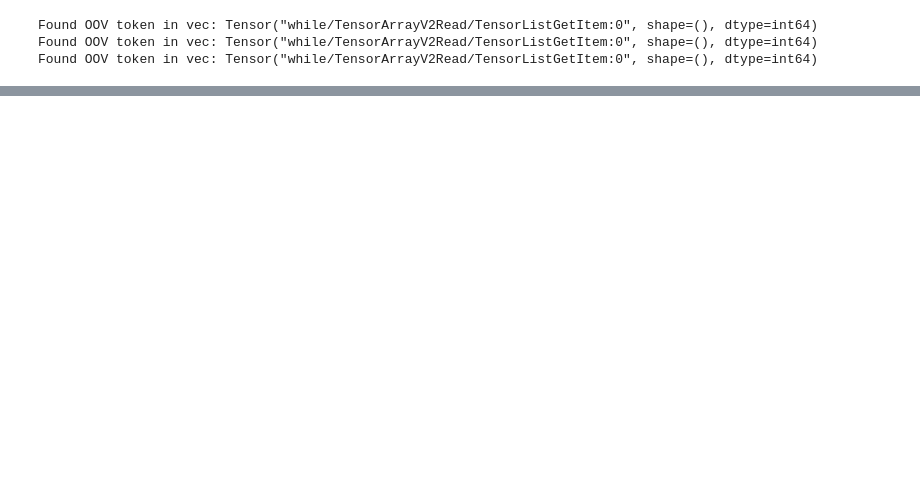
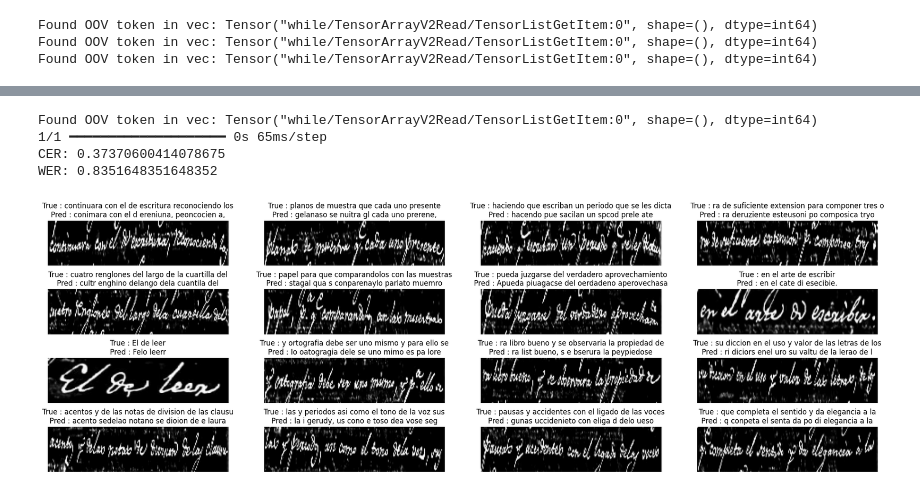
Before and after one commit to Bromistas/ManuScript, a Jupyter notebook: model/playground.ipynb, the cells around one changed output, grey strips where cells are left out. Saved outputs shown, nothing was run; the diff lists cells and outputs as text; code cells hidden in the pictures; blank space fills up the shorter version.

Commit message:
uploading changes + cuban data

```diff
--- a/model/playground.ipynb
+++ b/model/playground.ipynb
@@ -520,0 +641,35 @@ CER, WER
+# %%
+#creating new testing dataset
+def create_cuban(folder):
+    img_path = '../dataset/' + folder
+    transcriptions = f'../dataset/{folder}/Transcription.json'
+
+    #get all the transcriptions
+    all_transcriptions = json_to_csv(transcriptions)
+
+    test_labels = [str(word) for word in all_transcriptions["text"].to_numpy()]
+
+    images = all_transcriptions['img'].to_numpy()
+    images = [img_path + '/' + img for img in images]
+
+    return images, test_labels
+
+
+images, test_labels = create_cuban('B')
+# %%
+test_ds = lay_dataset(images, test_labels, shuffle=False)
+CER, WER = evaluate_model(prediction_model, test_ds, decoder_prediction)
+
+print(f"CER: {CER} \nWER: {WER}")
+
+
+#
+# %% [output]
+Found OOV token in vec: Tensor("while/TensorArrayV2Read/TensorListGetItem:0", shape=(), dtype=int64)
+1/1 ━━━━━━━━━━━━━━━━━━━━ 0s 65ms/step
+CER: 0.37370600414078675
+WER: 0.8351648351648352
+# %%
+show_images(data=test_ds, model=prediction_model, decode_pred=decoder_prediction, cmap='binary')
+# %% [output]
+[figure, added]
```
Also changed, not shown: parts of 22 cells of this notebook, 1 other file.
